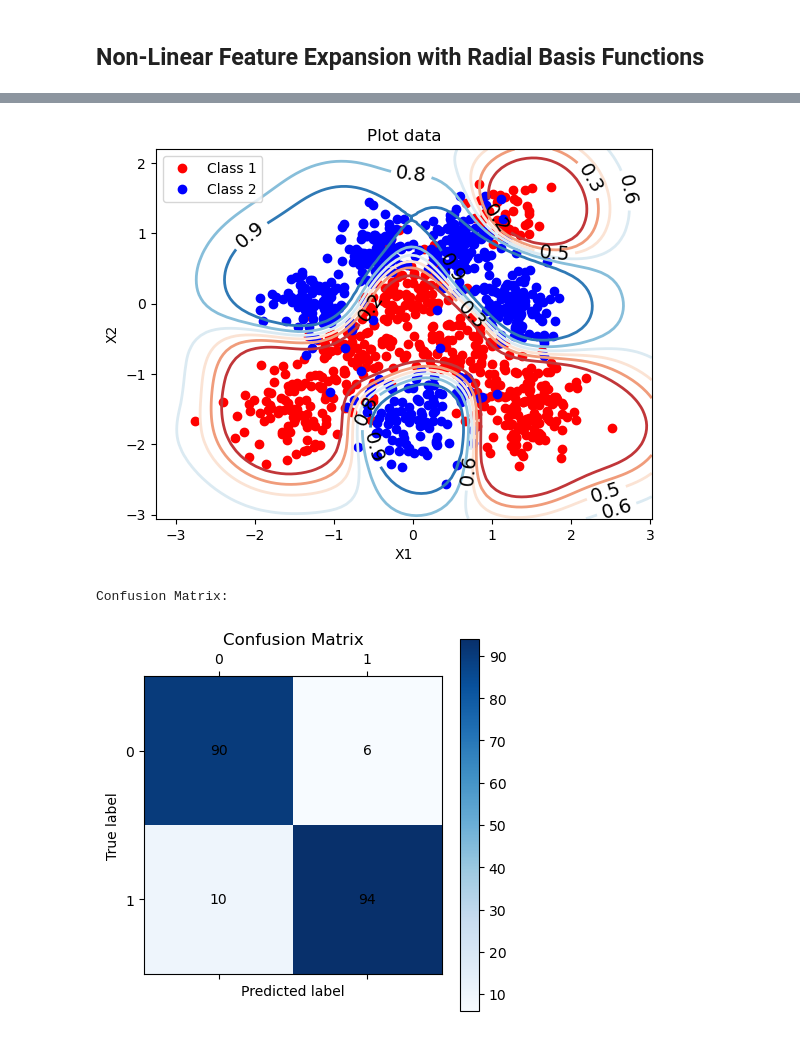
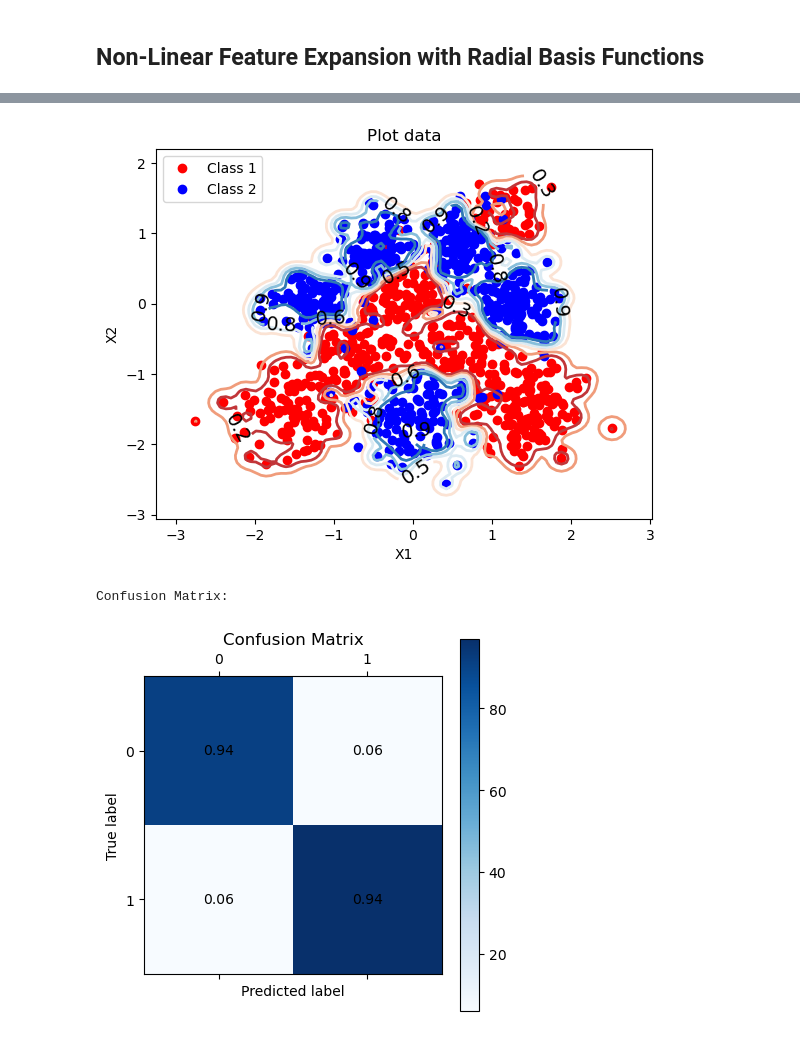
Before and after one commit to JerryLiu0911/3F8-Lab, a Jupyter notebook: coursework.ipynb, the cells around one changed output, grey strips where cells are left out. Saved outputs shown, nothing was run; the diff lists cells and outputs as text; code cells hidden in the pictures.

```diff
--- a/coursework.ipynb
+++ b/coursework.ipynb
@@ -345,15 +354,15 @@ def evaluate_basis_functions(l, X, Z):
 # %%
 # We expand the data
 
-l = 0.5 # XXX Width of the Gaussian basis funcction. To be completed by the student
+l = 0.1 # XXX Width of the Gaussian basis funcction. To be completed by the student
 
 X_tilde_train = get_x_tilde(evaluate_basis_functions(l, X_train, X_train))
 X_tilde_test = get_x_tilde(evaluate_basis_functions(l, X_test, X_train))
 # %%
 # We train the new classifier on the feature expanded inputs
 
-alpha = 0.3# XXX Learning rate for gradient-based optimisation with basis functions. To be completed by the student
-n_steps = 1000 # XXX Number of steps of gradient-based optimisation with basis functions. To be completed by the student
+alpha = 0.1# XXX Learning rate for gradient-based optimisation with basis functions. To be completed by the student
+n_steps = 30000 # XXX Number of steps of gradient-based optimisation with basis functions. To be completed by the student
 
 w, ll_train, ll_test = fit_w(X_tilde_train, y_train, X_tilde_test, y_test, n_steps, alpha)
 # %% [output]
@@ -389,4 +398,4 @@ plot_ll_train_test(ll_train, ll_test)
 
 plot_predictive_distribution(X, y, w, lambda x : evaluate_basis_functions(l, x, X_train))
 # %% [output]
-[figure, old version]
+[figure, new version]
@@ -393,18 +441,18 @@ plot_predictive_distribution(X, y, w, lambda x : evaluate_basis_functions(l, x,
 # %%
 # Confusion matrix
 from sklearn.metrics import confusion_matrix
 y_pred = predict(X_tilde_test, w) >= 0.5
 cm = confusion_matrix(y_test, y_pred)
 print("Confusion Matrix:")
 plt.matshow(cm, cmap = 'Blues')
 plt.colorbar()
 plt.xlabel('Predicted label')
 plt.ylabel('True label')
 plt.title('Confusion Matrix')
 # have numbers displayed in the confusion matrix
 for (i, j), z in np.ndenumerate(cm):
-    plt.text(j, i, str(z), ha='center', va='center')
+    plt.text(j, i, f'{z/np.sum(cm[i]):.2f}', ha='center', va='center')
 plt.show()
 # %% [output]
 Confusion Matrix:
-[figure, old version]
+[figure, new version]
```
Also changed, not shown: parts of 6 cells of this notebook, 19 other files.
